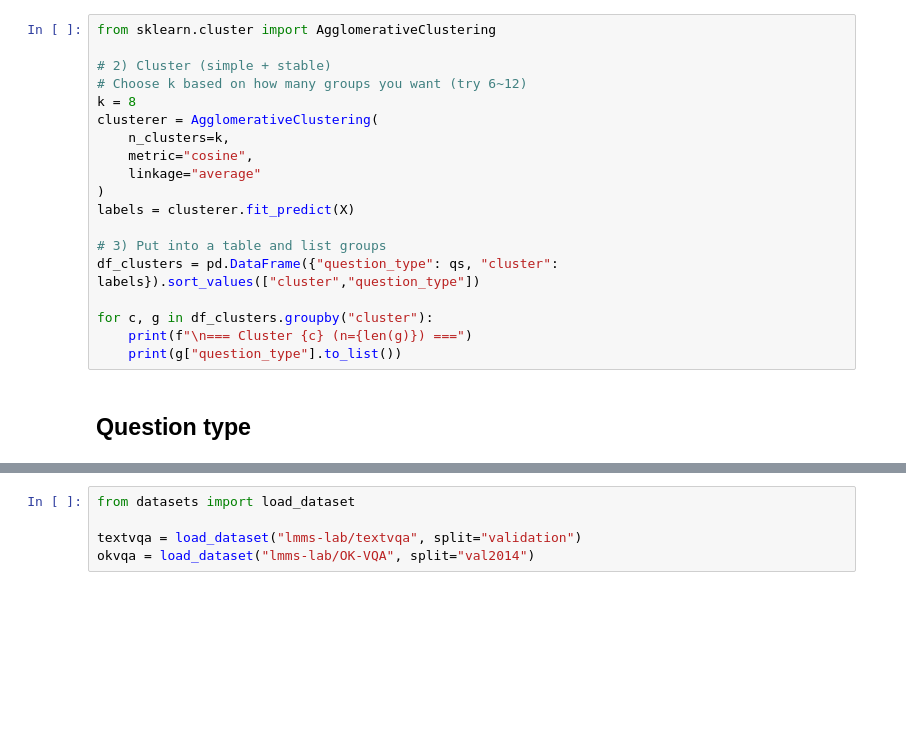
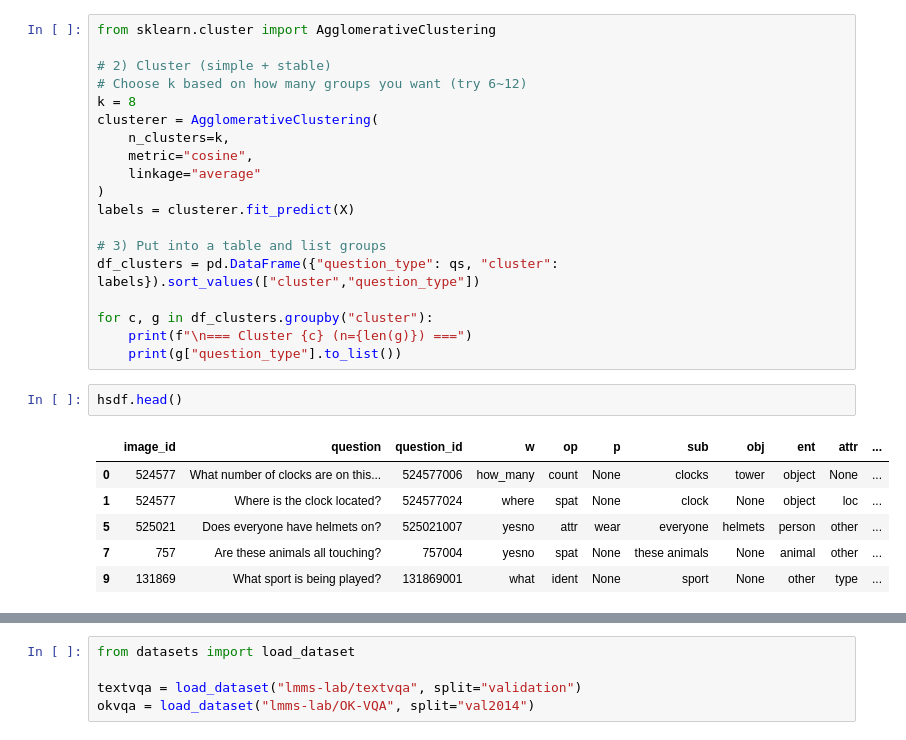
Before and after one commit to unolop/HPA, a Jupyter notebook: api/eda.ipynb, the cells around one changed output, grey strips where cells are left out. Drawn from its saved outputs; the diff is of its cells as text; blank space fills up the shorter version.

```diff
--- a/api/eda.ipynb
+++ b/api/eda.ipynb
@@ -242,5 +244,12 @@ df_clusters = pd.DataFrame({"question_type": qs, "cluster": labels}).sort_values
 for c, g in df_clusters.groupby("cluster"):
     print(f"\n=== Cluster {c} (n={len(g)}) ===")
     print(g["question_type"].to_list())
-# %% [markdown]
-## Question type
+# %%
+hsdf.head()
+# %% [output]
+|  | image_id | question | question_id | w | op | p | sub | obj | ent | attr | ... |
+| 0 | 524577 | What number of clocks are on this... | 524577006 | how_many | count | None | clocks | tower | object | None | ... |
+| 1 | 524577 | Where is the clock located? | 524577024 | where | spat | None | clock | None | object | loc | ... |
+| 5 | 525021 | Does everyone have helmets on? | 525021007 | yesno | attr | wear | everyone | helmets | person | other | ... |
+| 7 | 757 | Are these animals all touching? | 757004 | yesno | spat | None | these animals | None | animal | other | ... |
+| 9 | 131869 | What sport is being played? | 131869001 | what | ident | None | sport | None | other | type | ... |
```
Also changed, not shown: parts of 13 cells of this notebook, 5 other files.
